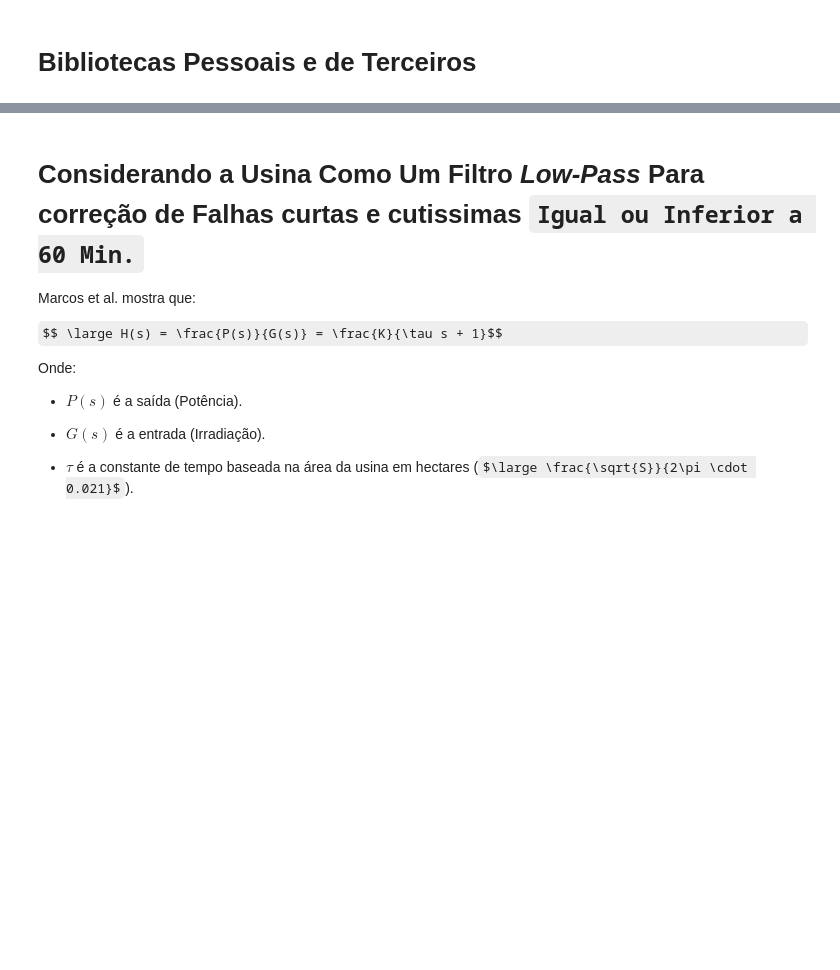
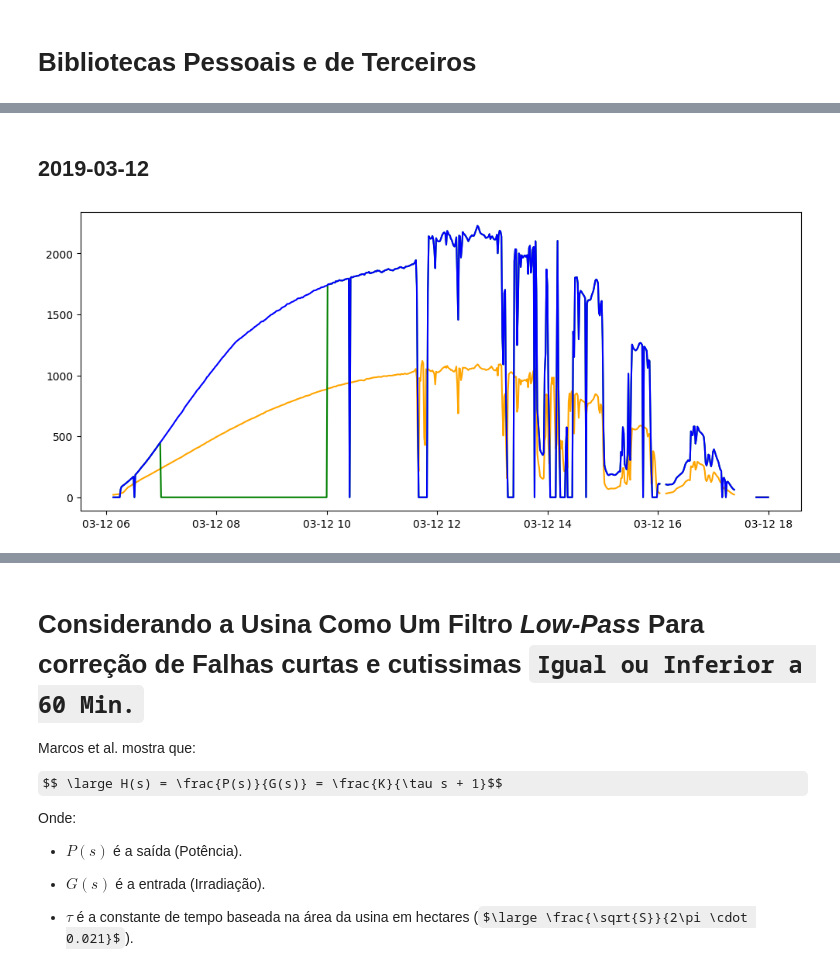
Before and after one commit to gustavodiasz/Modelagem_Dinamica_Usina_FV, a Jupyter notebook: Analise Dos Dados Da Usina De Petrolina.ipynb, the cells around one changed output, grey strips where cells are left out. Drawn from its saved outputs; the diff is of its cells as text; code cells hidden in the pictures; some formulas as TeX source; blank space fills up the shorter version.

```diff
--- a/Analise Dos Dados Da Usina De Petrolina.ipynb
+++ b/Analise Dos Dados Da Usina De Petrolina.ipynb
@@ -129,0 +75,22 @@ plt.show()
+# %% [markdown]
+## 2019-03-12
+# %%
+dia_para_avaliar = st.loc['2019-03-12 06:00:00':'2019-03-12 18:00:00'].copy()
+dia_zerado_para_avaliar = dia_para_avaliar.copy()
+dia_zerado_para_avaliar.loc['2019-03-12 07:00:00':'2019-03-12 10:00:00', 'P'] = 0
+
+eixo_x = dia_para_avaliar.index
+
+eixo_y_G = dia_para_avaliar['G'].values
+eixo_y_P_Zerado = dia_zerado_para_avaliar['P'].values
+eixo_y_P= dia_para_avaliar['P'].values
+
+plt.figure(figsize=(12, 5))
+
+plt.plot(eixo_x, eixo_y_G, color='orange')
+plt.plot(eixo_x, eixo_y_P_Zerado, color='green')
+plt.plot(eixo_x, eixo_y_P, color='blue')
+
+plt.show()
+# %% [output]
+[figure, added]
```
Also changed, not shown: parts of 22 cells of this notebook, 7 other files.
